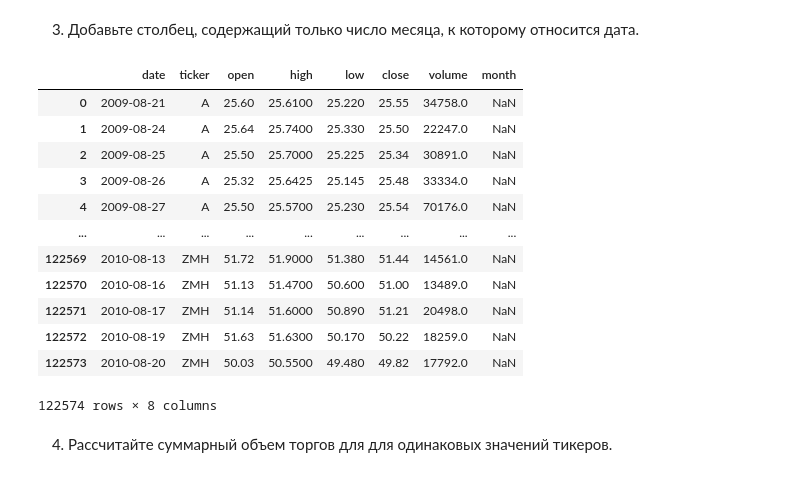
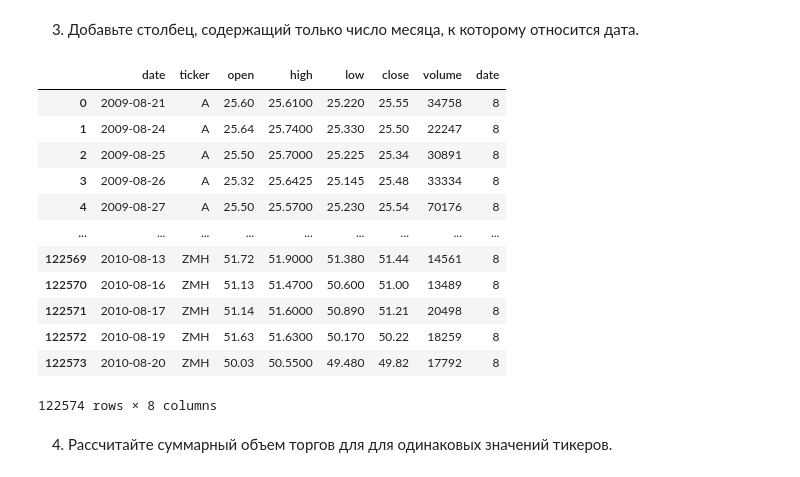
Before and after one commit to inmyfavor/Laboratornaya-rabota-2, a Jupyter notebook: 02_pandas_Фамилия_Имя_в2.ipynb, the cells around one changed output. Saved outputs shown, nothing was run; the diff lists cells and outputs as text; code cells hidden in the pictures.

```diff
--- a/02_pandas_Фамилия_Имя_в2.ipynb
+++ b/02_pandas_Фамилия_Имя_в2.ipynb
@@ -57,22 +57,21 @@ print('среднее значение для столбца "volume": '+str(sp5
 среднее значение для столбца "volume": 81395.06813843067
 # %% [markdown]
 3. Добавьте столбец, содержащий только число месяца, к которому относится дата.
-# %%
-months = pd.DataFrame(sp500hst.date.dt.month, columns=['month'])
-pd.concat([sp500hst, months])
-# %% [output]
-|  | date | ticker | open | high | low | close | volume | month |
-| 0 | 2009-08-21 | A | 25.60 | 25.6100 | 25.220 | 25.55 | 34758.0 | NaN |
-| 1 | 2009-08-24 | A | 25.64 | 25.7400 | 25.330 | 25.50 | 22247.0 | NaN |
-| 2 | 2009-08-25 | A | 25.50 | 25.7000 | 25.225 | 25.34 | 30891.0 | NaN |
-| 3 | 2009-08-26 | A | 25.32 | 25.6425 | 25.145 | 25.48 | 33334.0 | NaN |
-| 4 | 2009-08-27 | A | 25.50 | 25.5700 | 25.230 | 25.54 | 70176.0 | NaN |
-| ... | ... | ... | ... | ... | ... | ... | ... | ... |
-| 122569 | 2010-08-13 | ZMH | 51.72 | 51.9000 | 51.380 | 51.44 | 14561.0 | NaN |
-| 122570 | 2010-08-16 | ZMH | 51.13 | 51.4700 | 50.600 | 51.00 | 13489.0 | NaN |
-| 122571 | 2010-08-17 | ZMH | 51.14 | 51.6000 | 50.890 | 51.21 | 20498.0 | NaN |
-| 122572 | 2010-08-19 | ZMH | 51.63 | 51.6300 | 50.170 | 50.22 | 18259.0 | NaN |
-| 122573 | 2010-08-20 | ZMH | 50.03 | 50.5500 | 49.480 | 49.82 | 17792.0 | NaN |
-122574 rows × 8 columns
+# %%
+pd.concat([sp500hst, sp500hst.date.dt.month], axis=1)
+# %% [output]
+|  | date | ticker | open | high | low | close | volume | date |
+| 0 | 2009-08-21 | A | 25.60 | 25.6100 | 25.220 | 25.55 | 34758 | 8 |
+| 1 | 2009-08-24 | A | 25.64 | 25.7400 | 25.330 | 25.50 | 22247 | 8 |
+| 2 | 2009-08-25 | A | 25.50 | 25.7000 | 25.225 | 25.34 | 30891 | 8 |
+| 3 | 2009-08-26 | A | 25.32 | 25.6425 | 25.145 | 25.48 | 33334 | 8 |
+| 4 | 2009-08-27 | A | 25.50 | 25.5700 | 25.230 | 25.54 | 70176 | 8 |
+| ... | ... | ... | ... | ... | ... | ... | ... | ... |
+| 122569 | 2010-08-13 | ZMH | 51.72 | 51.9000 | 51.380 | 51.44 | 14561 | 8 |
+| 122570 | 2010-08-16 | ZMH | 51.13 | 51.4700 | 50.600 | 51.00 | 13489 | 8 |
+| 122571 | 2010-08-17 | ZMH | 51.14 | 51.6000 | 50.890 | 51.21 | 20498 | 8 |
+| 122572 | 2010-08-19 | ZMH | 51.63 | 51.6300 | 50.170 | 50.22 | 18259 | 8 |
+| 122573 | 2010-08-20 | ZMH | 50.03 | 50.5500 | 49.480 | 49.82 | 17792 | 8 |
+122574 rows × 8 columns
 # %% [markdown]
 4. Рассчитайте суммарный объем торгов для для одинаковых значений тикеров.
```
Also changed, not shown: parts of 16 cells of this notebook.
